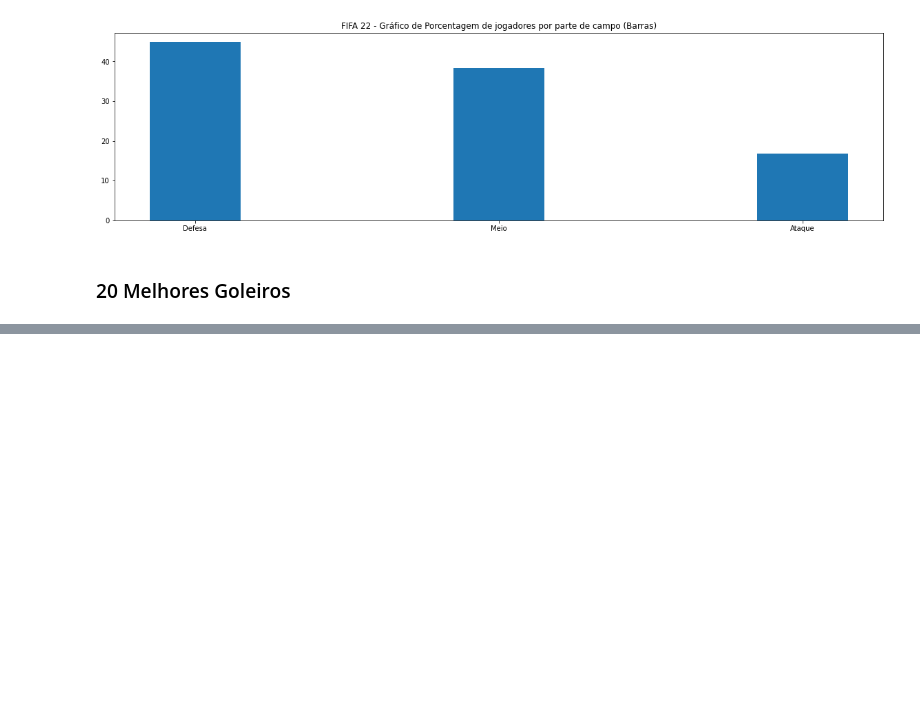
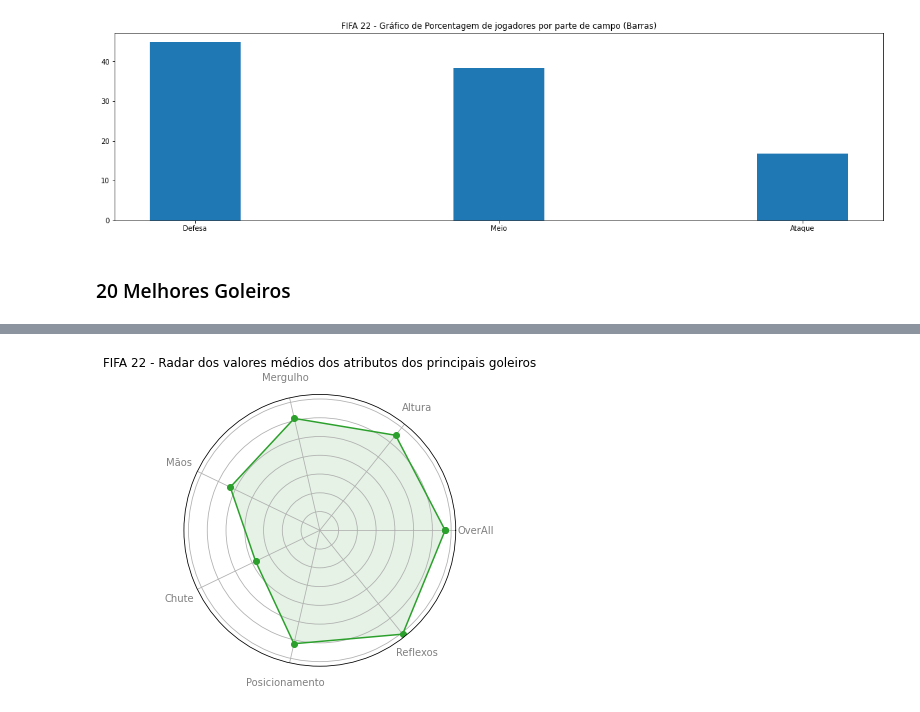
Before and after one commit to leovasc5/exploratory-analysis-of-FIFA-22-data, a Jupyter notebook: curiosidades.ipynb, the cells around one changed output, grey strips where cells are left out. Saved outputs shown, nothing was run; the diff lists cells and outputs as text; code cells hidden in the pictures; blank space fills up the shorter version.

Commit message:
Created chart radar

```diff
--- a/curiosidades.ipynb
+++ b/curiosidades.ipynb
@@ -374,6 +374,6 @@ Ataque: 16.78%
 # %% [markdown]
 ###  20 Melhores Goleiros
 # %%
-temp = df.posicoes.str.contains('GK').value_counts()
-temp.head(20)
+temp = df.loc[df.posicoes.str.contains('GK')].head(20)
+temp[['nome', 'overall', 'idade', 'altura', 'clube', 'GK_mergulho', 'GK_maos', 'GK_chute', 'GK_posicionamento', 'GK_reflexos']]
 # %% [output]
@@ -382,0 +399,12 @@ Name: posicoes, dtype: int64
+# %%
+atributos = ['OverAll', 'Altura', 'Mergulho', 'Mãos', 'Chute', 'Posicionamento', 'Reflexos']
+colunas = ['overall', 'altura', 'GK_mergulho', 'GK_maos', 'GK_chute', 'GK_posicionamento', 'GK_reflexos']
+valores = []
+n = 0
+
+for i in colunas:
+    valores.append(temp[i].mean())
+
+for j in atributos:
+    print(j+': '+ str(valores[n]))
+    n+=1
@@ -382,0 +423,24 @@ Name: posicoes, dtype: int64
+# %%
+nValores = []
+for i in valores:
+    nValores.append(i-70)
+nValores.pop(0)
+atributos.pop(0)
+##Para melhor compreensão dos usuários
+
+fig = plt.figure()
+ax = fig.add_subplot(111, polar=True)
+theta = np.arange(len(atributos) + 1) / float(len(atributos)) * 2 * np.pi
+values = np.append(nValores, nValores[0])
+
+l1, = ax.plot(theta, values, color="C2", marker="o", label="Valores")
+plt.xticks(theta[:-1], atributos, color='grey', size=10)
+ax.tick_params(pad=10)
+ax.fill(theta, values, 'green', alpha=0.1)
+ax.plot(linewidth=1, linestyle='solid')
+ax.set_yticklabels([])
+
+plt.title("FIFA 22 - Radar dos valores médios dos atributos dos principais goleiros")
+plt.show()
+# %% [output]
+[figure, added]
```
Also changed, not shown: parts of 7 cells of this notebook.
